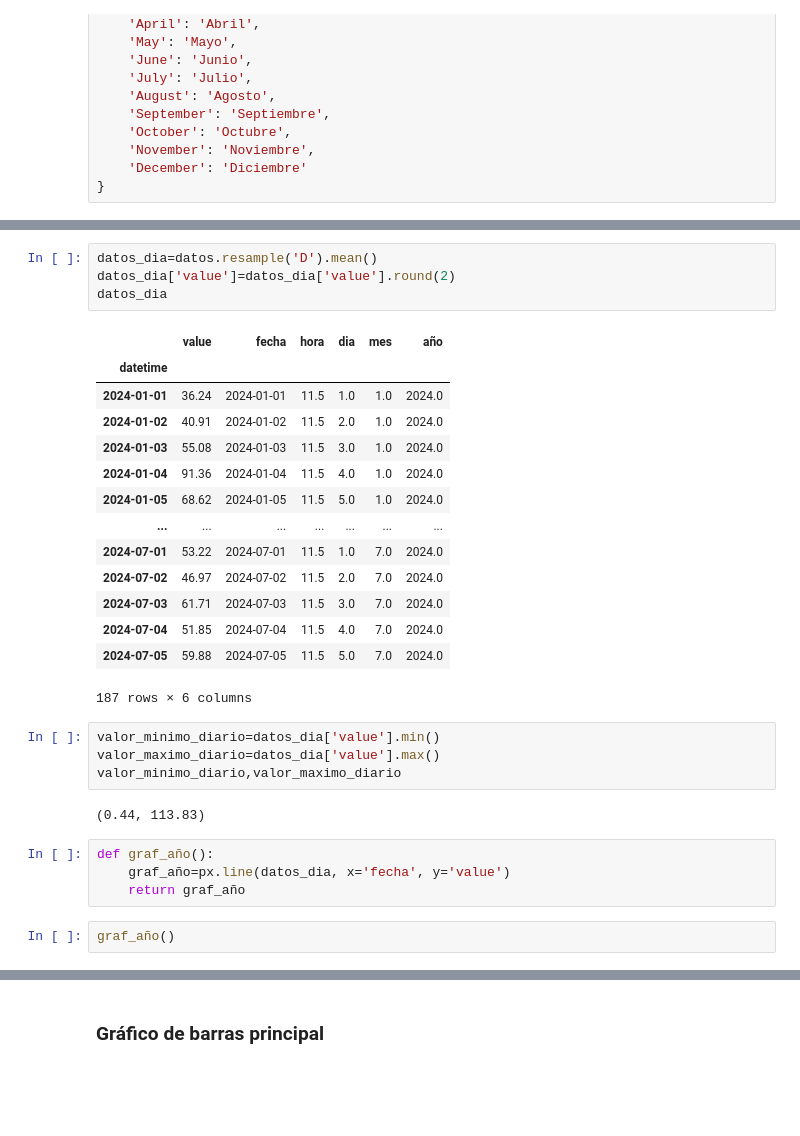
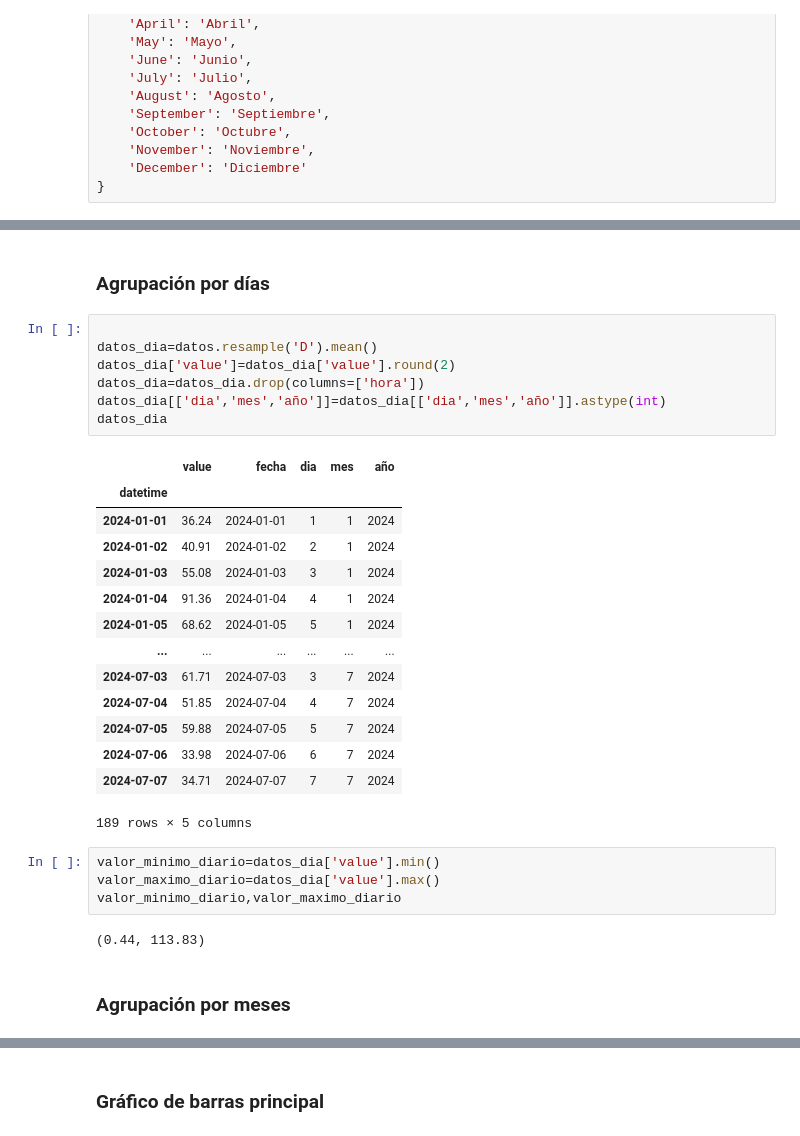
Before and after one commit to PowerAvenger/escalacv, a Jupyter notebook: backend.ipynb, the cells around one changed output, grey strips where cells are left out. Saved outputs shown, nothing was run; the diff lists cells and outputs as text; blank space fills up the shorter version.

```diff
--- a/backend.ipynb
+++ b/backend.ipynb
@@ -117,31 +146,32 @@ datos
+# %% [markdown]
+### Agrupación por días
 # %%
+
 datos_dia=datos.resample('D').mean()
 datos_dia['value']=datos_dia['value'].round(2)
+datos_dia=datos_dia.drop(columns=['hora'])
+datos_dia[['dia','mes','año']]=datos_dia[['dia','mes','año']].astype(int)
 datos_dia
 # %% [output]
-|  | value | fecha | hora | dia | mes | año |
-| datetime |  |  |  |  |  |  |
-| 2024-01-01 | 36.24 | 2024-01-01 | 11.5 | 1.0 | 1.0 | 2024.0 |
-| 2024-01-02 | 40.91 | 2024-01-02 | 11.5 | 2.0 | 1.0 | 2024.0 |
-| 2024-01-03 | 55.08 | 2024-01-03 | 11.5 | 3.0 | 1.0 | 2024.0 |
-| 2024-01-04 | 91.36 | 2024-01-04 | 11.5 | 4.0 | 1.0 | 2024.0 |
-| 2024-01-05 | 68.62 | 2024-01-05 | 11.5 | 5.0 | 1.0 | 2024.0 |
-| ... | ... | ... | ... | ... | ... | ... |
-| 2024-07-01 | 53.22 | 2024-07-01 | 11.5 | 1.0 | 7.0 | 2024.0 |
-| 2024-07-02 | 46.97 | 2024-07-02 | 11.5 | 2.0 | 7.0 | 2024.0 |
-| 2024-07-03 | 61.71 | 2024-07-03 | 11.5 | 3.0 | 7.0 | 2024.0 |
-| 2024-07-04 | 51.85 | 2024-07-04 | 11.5 | 4.0 | 7.0 | 2024.0 |
-| 2024-07-05 | 59.88 | 2024-07-05 | 11.5 | 5.0 | 7.0 | 2024.0 |
+|  | value | fecha | dia | mes | año |
+| datetime |  |  |  |  |  |
+| 2024-01-01 | 36.24 | 2024-01-01 | 1 | 1 | 2024 |
+| 2024-01-02 | 40.91 | 2024-01-02 | 2 | 1 | 2024 |
+| 2024-01-03 | 55.08 | 2024-01-03 | 3 | 1 | 2024 |
+| 2024-01-04 | 91.36 | 2024-01-04 | 4 | 1 | 2024 |
+| 2024-01-05 | 68.62 | 2024-01-05 | 5 | 1 | 2024 |
+| ... | ... | ... | ... | ... | ... |
+| 2024-07-03 | 61.71 | 2024-07-03 | 3 | 7 | 2024 |
+| 2024-07-04 | 51.85 | 2024-07-04 | 4 | 7 | 2024 |
+| 2024-07-05 | 59.88 | 2024-07-05 | 5 | 7 | 2024 |
+| 2024-07-06 | 33.98 | 2024-07-06 | 6 | 7 | 2024 |
+| 2024-07-07 | 34.71 | 2024-07-07 | 7 | 7 | 2024 |
-187 rows × 6 columns
+189 rows × 5 columns
 # %%
 valor_minimo_diario=datos_dia['value'].min()
 valor_maximo_diario=datos_dia['value'].max()
 valor_minimo_diario,valor_maximo_diario
 # %% [output]
 (0.44, 113.83)
-# %%
-def graf_año():
-    graf_año=px.line(datos_dia, x='fecha', y='value')
-    return graf_año
-# %%
-graf_año()
+# %% [markdown]
+### Agrupación por meses
```
Also changed, not shown: parts of 61 cells of this notebook, 3 other files.
